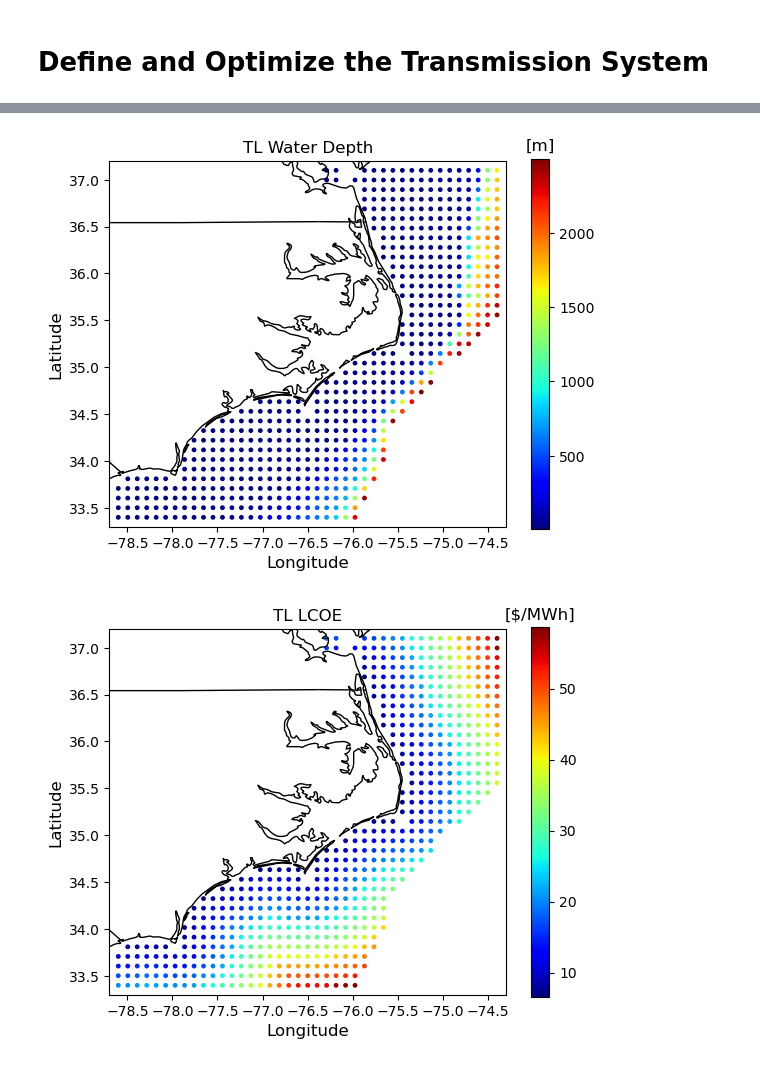
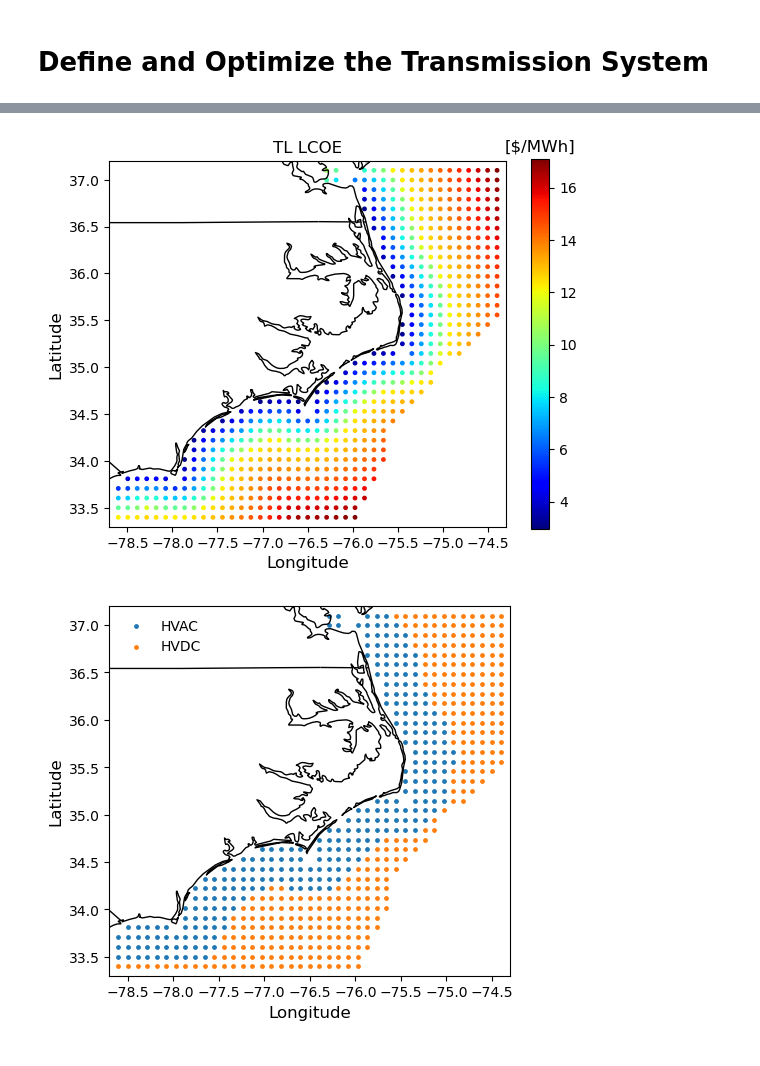
Before and after one commit to vaduraes/OceanPortfolioOptimization, a Jupyter notebook: Transmission.ipynb, the cells around one changed output, grey strips where cells are left out. Cells and saved outputs as stored; diff of their text form; code cells hidden in the pictures.

```diff
--- a/Transmission.ipynb
+++ b/Transmission.ipynb
@@ -58,11 +66,19 @@ BestTransmissionParams=GetBestTransmission(InputDataPath, AC_DataPath, DC_DataPa
 # %%
-Data=np.load("./OutputData/Transmission_60MW.npz",allow_pickle=True)
+RatedPower_Generation=1200
+
+Data=np.load("./OutputData/Transmission_"+str(RatedPower_Generation)+"MW.npz",allow_pickle=True)
 BestTransmissionParams=Data["TransmissionLineParameters"].item()
-PlotGeneralGeoData(BestTransmissionParams["TL_LatLong"], BestTransmissionParams["TL_Depth"], GeoDataPath, ColorBarTitle="[m]", Title="TL Water Depth", SavePath=PlotPaths+"/Transmission/TL_WaterDepth_"+str(RatedPower_Generation)+"MW", s=6, LatMaxMin=(33.3, 37.2), LongMaxMin=(-78.7, -74.3))
+
 PlotGeneralGeoData(BestTransmissionParams["TL_LatLong"], BestTransmissionParams["LCOE_SimpleApproximation"], GeoDataPath, ColorBarTitle="[$/MWh]", Title="TL LCOE", SavePath=PlotPaths+"/Transmission/TL_LCOE_"+str(RatedPower_Generation)+"MW", s=6, LatMaxMin=(33.3, 37.2), LongMaxMin=(-78.7, -74.3))
-PlotGeneralGeoData(BestTransmissionParams["TL_LatLong"], BestTransmissionParams["TL_ShoreDistance"], GeoDataPath, ColorBarTitle="[km]", Title="TL Distance to Shore", SavePath=PlotPaths+"/Transmission/TL_Km2Shore_"+str(RatedPower_Generation)+"MW", s=6, LatMaxMin=(33.3, 37.2), LongMaxMin=(-78.7, -74.3))
+PlotGeneralGeoData_Class(BestTransmissionParams["TL_LatLong"], BestTransmissionParams["S_Mode"], GeoDataPath, Title=None, SavePath=PlotPaths+"/Transmission/TL_ModeOfTransmission_"+str(RatedPower_Generation)+"MW", s=6, LatMaxMin=(33.3, 37.2), LongMaxMin=(-78.7, -74.3))
 PlotGeneralGeoData(BestTransmissionParams["TL_LatLong"], BestTransmissionParams["S_Efficiency"], GeoDataPath, ColorBarTitle="Eff", Title="TL Efficiency", SavePath=PlotPaths+"/Transmission/TL_Efficiency_"+str(RatedPower_Generation)+"MW", s=6, LatMaxMin=(33.3, 37.2), LongMaxMin=(-78.7, -74.3))
-PlotGeneralGeoData_Class(BestTransmissionParams["TL_LatLong"], BestTransmissionParams["S_Mode"], GeoDataPath, Title=None, SavePath=PlotPaths+"/Transmission/TL_ModeOfTransmission_"+str(RatedPower_Generation)+"MW", s=6, LatMaxMin=(33.3, 37.2), LongMaxMin=(-78.7, -74.3))
+
+# PlotGeneralGeoData(BestTransmissionParams["TL_LatLong"], BestTransmissionParams["TL_ShoreDistance"], GeoDataPath, ColorBarTitle="[km]", Title="TL Distance to Shore", s=6, LatMaxMin=(33.3, 37.2), LongMaxMin=(-78.7, -74.3))
+# PlotGeneralGeoData(BestTransmissionParams["TL_LatLong"], BestTransmissionParams["TL_Depth"], GeoDataPath, ColorBarTitle="[m]", Title="TL Water Depth",  s=6, LatMaxMin=(33.3, 37.2), LongMaxMin=(-78.7, -74.3))
+
+
+# PlotGeneralGeoData(BestTransmissionParams["TL_LatLong"], BestTransmissionParams["TL_ShoreDistance"], GeoDataPath, ColorBarTitle="[km]", Title="TL Distance to Shore", SavePath=PlotPaths+"/Transmission/TL_Km2Shore_"+str(RatedPower_Generation)+"MW", s=6, LatMaxMin=(33.3, 37.2), LongMaxMin=(-78.7, -74.3))
+# PlotGeneralGeoData(BestTransmissionParams["TL_LatLong"], BestTransmissionParams["TL_Depth"], GeoDataPath, ColorBarTitle="[m]", Title="TL Water Depth", SavePath=PlotPaths+"/Transmission/TL_WaterDepth_"+str(RatedPower_Generation)+"MW", s=6, LatMaxMin=(33.3, 37.2), LongMaxMin=(-78.7, -74.3))
 # %% [output]
-[figure, old version]
+[figure, new version]
-[figure, old version]
+[figure, new version]
```
Also changed, not shown: parts of 2 cells of this notebook, 2 other files.
